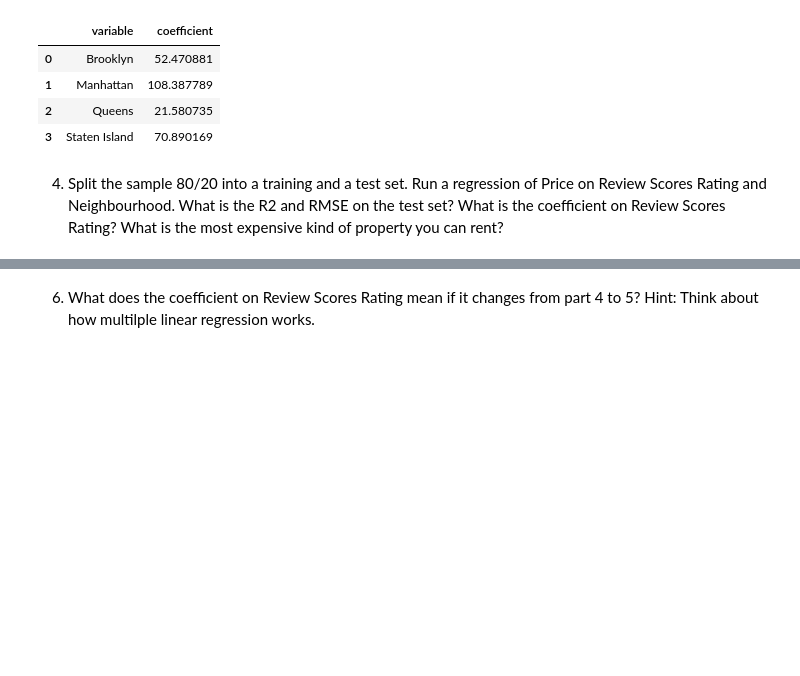
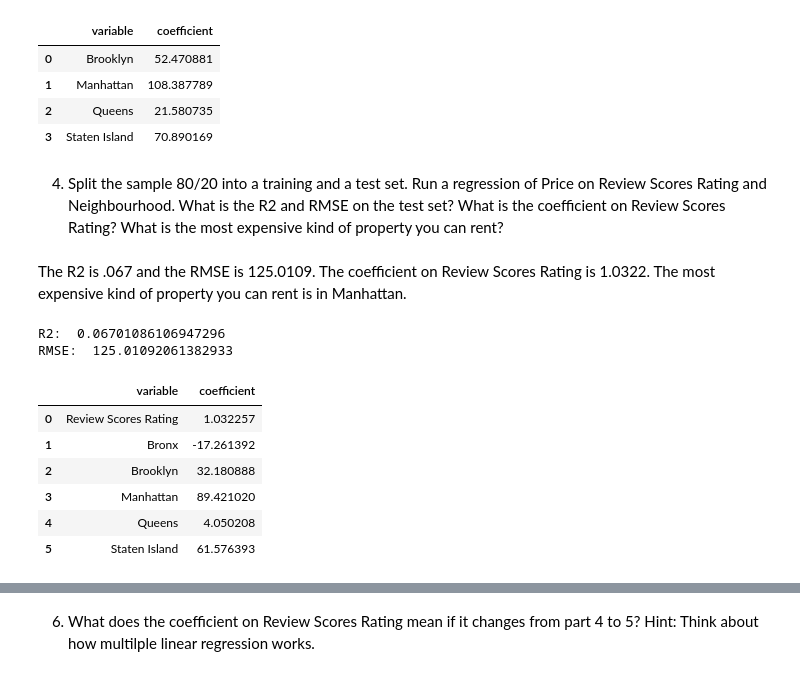
Before and after one commit to awhitehouse1/linearRegression, a Jupyter notebook: assignment.ipynb, the cells around one changed output, grey strips where cells are left out. Cells and saved outputs as stored; diff of their text form; code cells hidden in the pictures; blank space fills up the shorter version.

```diff
--- a/assignment.ipynb
+++ b/assignment.ipynb
@@ -82,9 +98,42 @@ results
 | 3 | Staten Island | 70.890169 |
 # %% [markdown]
 4. Split the sample 80/20 into a training and a test set. Run a regression of Price on Review Scores Rating and Neighbourhood. What is the  R2  and RMSE on the test set? What is the coefficient on Review Scores Rating? What is the most expensive kind of property you can rent?
+# %% [markdown]
+The R2 is .067 and the RMSE is 125.0109. The coefficient on Review Scores Rating is 1.0322. The most expensive kind of property you can rent is in Manhattan.
 # %%
 from sklearn.model_selection import train_test_split
+from sklearn import linear_model
+
 y = df['Price']
-X = df.loc[:, ['Review Scores Rating', 'Neighborhood ']]
+X = df.loc[:, ['Review Scores Rating', 'Neighbourhood ']]
+
+# Split the sample 80/20
 X_train, X_test, y_train, y_test = train_test_split(X,y,test_size=.2,random_state=100)
+
+Z_train = pd.concat([X_train['Review Scores Rating'],
+                     pd.get_dummies(X_train['Neighbourhood '], dtype='int')], axis = 1)
+Z_test = pd.concat([X_test['Review Scores Rating'],
+                    pd.get_dummies(X_test['Neighbourhood '], dtype='int')], axis = 1)
+
+# Run regression of price and review scores rating
+reg = linear_model.LinearRegression(fit_intercept=False).fit(Z_train,y_train)
+
+# Get the R2 and RMSE
+y_hat = reg.predict(Z_test)
+print('R2: ', reg.score(Z_test,y_test))
+rmse = np.sqrt( np.mean( (y_test-y_hat)**2 ))
+print('RMSE: ', rmse)
+
+results = pd.DataFrame({'variable':reg.feature_names_in_, 'coefficient': reg.coef_})
+results
+# %% [output]
+R2:  0.06701086106947296
+RMSE:  125.01092061382933
+|  | variable | coefficient |
+| 0 | Review Scores Rating | 1.032257 |
+| 1 | Bronx | -17.261392 |
+| 2 | Brooklyn | 32.180888 |
+| 3 | Manhattan | 89.421020 |
+| 4 | Queens | 4.050208 |
+| 5 | Staten Island | 61.576393 |
 # %% [markdown]
```
Also changed, not shown: parts of 21 cells of this notebook.
